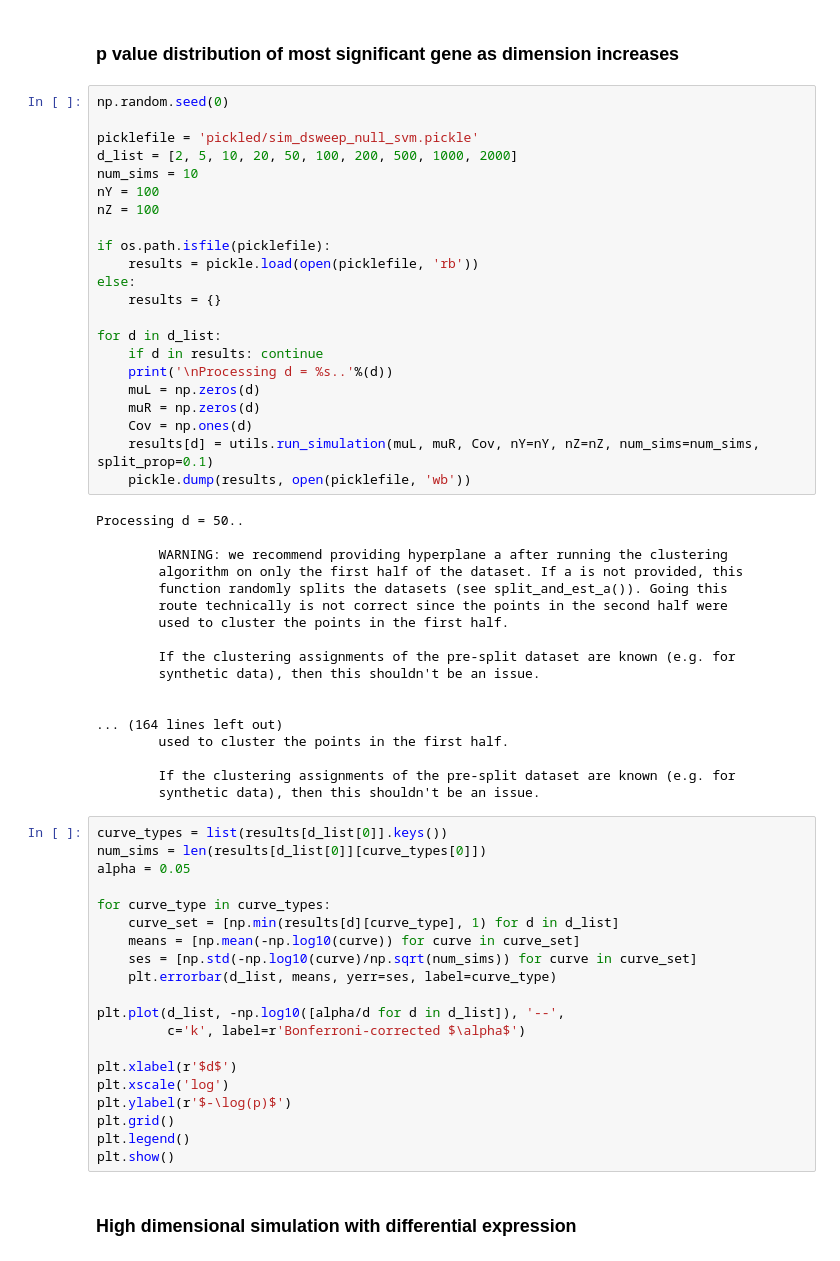
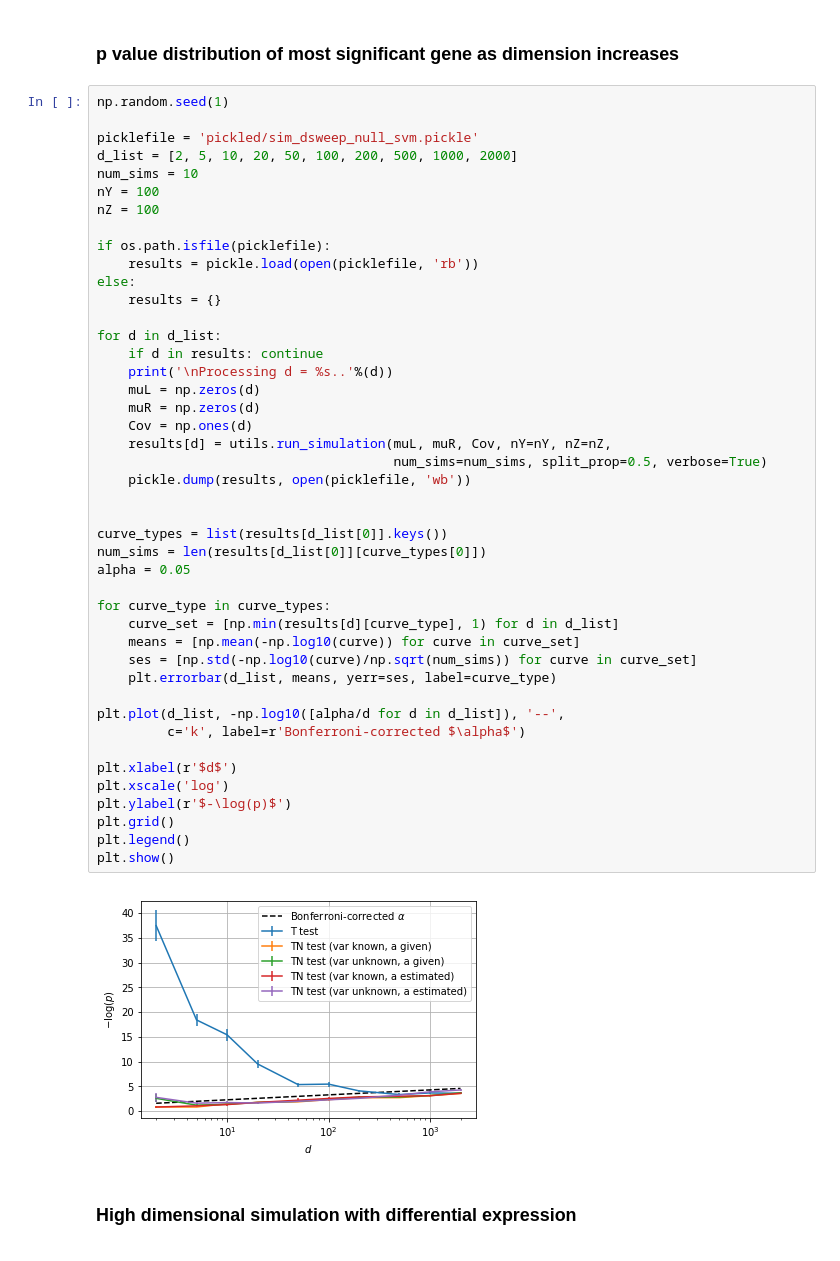
Before and after one commit to jessemzhang/tn_test, a Jupyter notebook: experiments/experiments_synthetic_normal.ipynb, the cells around one changed output. Drawn from its saved outputs; the diff is of its cells as text.

```diff
--- a/experiments/experiments_synthetic_normal.ipynb
+++ b/experiments/experiments_synthetic_normal.ipynb
@@ -152,65 +152,51 @@ for i in range(2):
 # %% [markdown]
 ### p value distribution of most significant gene as dimension increases
 # %%
-np.random.seed(0)
+np.random.seed(1)
 
 picklefile = 'pickled/sim_dsweep_null_svm.pickle'
 d_list = [2, 5, 10, 20, 50, 100, 200, 500, 1000, 2000]
 num_sims = 10
 nY = 100
 nZ = 100
 
 if os.path.isfile(picklefile):
     results = pickle.load(open(picklefile, 'rb'))
 else:
     results = {}
 
 for d in d_list:
     if d in results: continue
     print('\nProcessing d = %s..'%(d))
     muL = np.zeros(d)
     muR = np.zeros(d)
     Cov = np.ones(d)
-    results[d] = utils.run_simulation(muL, muR, Cov, nY=nY, nZ=nZ, num_sims=num_sims, split_prop=0.1)
+    results[d] = utils.run_simulation(muL, muR, Cov, nY=nY, nZ=nZ,
+                                      num_sims=num_sims, split_prop=0.5, verbose=True)
     pickle.dump(results, open(picklefile, 'wb'))
+
+
+curve_types = list(results[d_list[0]].keys())
+num_sims = len(results[d_list[0]][curve_types[0]])
+alpha = 0.05
+
+for curve_type in curve_types:
+    curve_set = [np.min(results[d][curve_type], 1) for d in d_list]
+    means = [np.mean(-np.log10(curve)) for curve in curve_set]
+    ses = [np.std(-np.log10(curve)/np.sqrt(num_sims)) for curve in curve_set]
+    plt.errorbar(d_list, means, yerr=ses, label=curve_type)
+
+plt.plot(d_list, -np.log10([alpha/d for d in d_list]), '--',
+         c='k', label=r'Bonferroni-corrected $\alpha$')
+
+plt.xlabel(r'$d$')
+plt.xscale('log')
+plt.ylabel(r'$-\log(p)$')
+plt.grid()
+plt.legend()
+plt.show()
 # %% [output]
-Processing d = 50..
-
-        WARNING: we recommend providing hyperplane a after running the clustering
-        algorithm on only the first half of the dataset. If a is not provided, this
-        function randomly splits the datasets (see split_and_est_a()). Going this
-        route technically is not correct since the points in the second half were
-        used to cluster the points in the first half.
-
-        If the clustering assignments of the pre-split dataset are known (e.g. for
-        synthetic data), then this shouldn't be an issue.
-
-
-... (164 lines left out)
-        used to cluster the points in the first half.
-
-        If the clustering assignments of the pre-split dataset are known (e.g. for
-        synthetic data), then this shouldn't be an issue.
+[figure, added]
-# %%
-curve_types = list(results[d_list[0]].keys())
-num_sims = len(results[d_list[0]][curve_types[0]])
-alpha = 0.05
-
-for curve_type in curve_types:
-    curve_set = [np.min(results[d][curve_type], 1) for d in d_list]
-    means = [np.mean(-np.log10(curve)) for curve in curve_set]
-    ses = [np.std(-np.log10(curve)/np.sqrt(num_sims)) for curve in curve_set]
-    plt.errorbar(d_list, means, yerr=ses, label=curve_type)
-
-plt.plot(d_list, -np.log10([alpha/d for d in d_list]), '--',
-         c='k', label=r'Bonferroni-corrected $\alpha$')
-
-plt.xlabel(r'$d$')
-plt.xscale('log')
-plt.ylabel(r'$-\log(p)$')
-plt.grid()
-plt.legend()
-plt.show()
 # %% [markdown]
 ### High dimensional simulation with differential expression
 # %%
```
Also changed, not shown: parts of 1 cell of this notebook, 2 other files.
